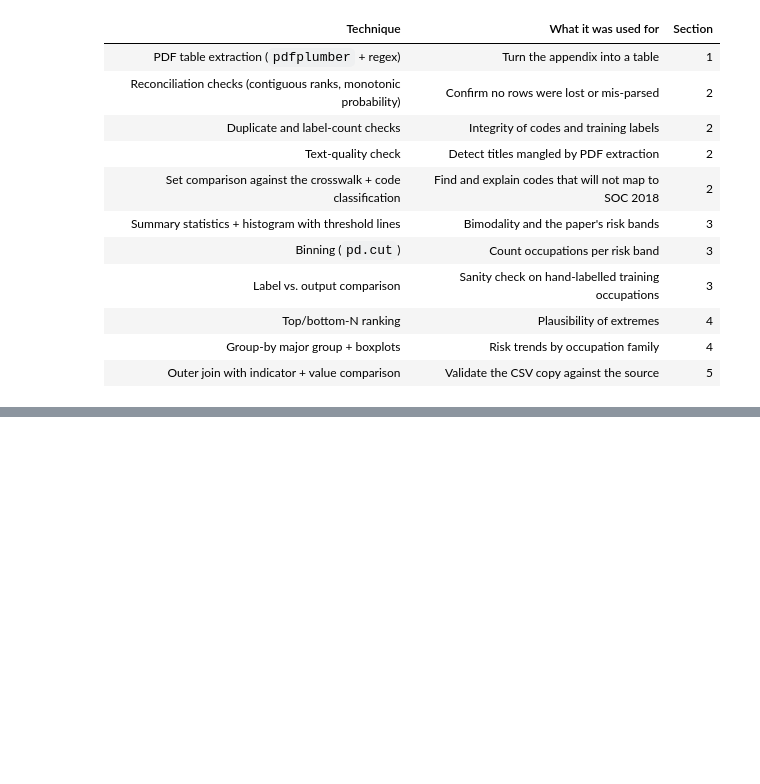
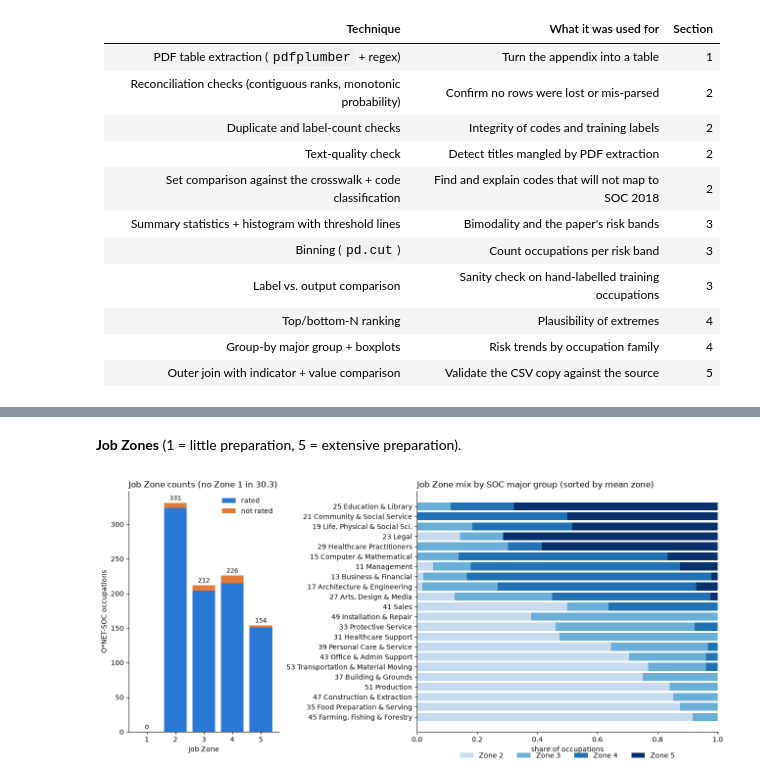
Before and after one commit to Break-Through-Tech/Swytch-1B-do-ai-job-risk-indices-agree, a Jupyter notebook: notebooks/eda/eda_raw.ipynb, the cells around one changed output, grey strips where cells are left out. Drawn from its saved outputs; the diff is of its cells as text; code cells hidden in the pictures; blank space fills up the shorter version.

```diff
--- a/notebooks/eda/eda_raw.ipynb
+++ b/notebooks/eda/eda_raw.ipynb
@@ -1182,0 +1646,33 @@ PDF-only codes on the crosswalk: 32 of 49
+# %% [markdown]
+**Job Zones** (1 = little preparation, 5 = extensive preparation).
+# %%
+jz_mg = pd.crosstab(jz[CODE].str[:2], jz["Job Zone"])
+share = jz_mg.div(jz_mg.sum(axis=1), axis=0).assign(mean_zone=jz.groupby(jz[CODE].str[:2])["Job Zone"].mean())
+share = share.sort_values("mean_zone")
+
+fig, axes = plt.subplots(1, 2, figsize=(13, 6), gridspec_kw={"width_ratios": [1, 2]})
+counts = pd.crosstab(jz["Job Zone"], jz.rated).reindex(range(1, 6), fill_value=0)
+axes[0].bar(counts.index, counts[True], color="#2a78d6", label="rated")
+axes[0].bar(counts.index, counts[False], bottom=counts[True], color="#e07b39", label="not rated")
+for z, n in counts.sum(axis=1).items():
+    axes[0].text(z, n + 4, str(n), ha="center", fontsize=9)
+axes[0].set_xticks(range(1, 6))
+axes[0].set_xlabel("Job Zone")
+axes[0].set_ylabel("O*NET-SOC occupations")
+axes[0].set_title("Job Zone counts (no Zone 1 in 30.3)", loc="left")
+axes[0].legend(frameon=False)
+left = np.zeros(len(share))
+colors = {2: "#c6dbef", 3: "#6baed6", 4: "#2171b5", 5: "#08306b"}
+labels = [f"{g} {MAJOR_GROUPS[g]}" for g in share.index]
+for z in jz_mg.columns:
+    axes[1].barh(labels, share[z], left=left, color=colors[z], label=f"Zone {z}")
+    left += share[z].to_numpy()
+axes[1].set_xlabel("share of occupations")
+axes[1].set_title("Job Zone mix by SOC major group (sorted by mean zone)", loc="left")
+axes[1].legend(frameon=False, ncol=4, loc="lower center", bbox_to_anchor=(0.5, -0.14))
+for ax in axes:
+    ax.spines[["top", "right"]].set_visible(False)
+fig.tight_layout()
+fig.savefig(OUT / "onet_job_zones.png", dpi=150)
+# %% [output]
+[figure, added]
```
Also changed, not shown: parts of 45 cells of this notebook.
